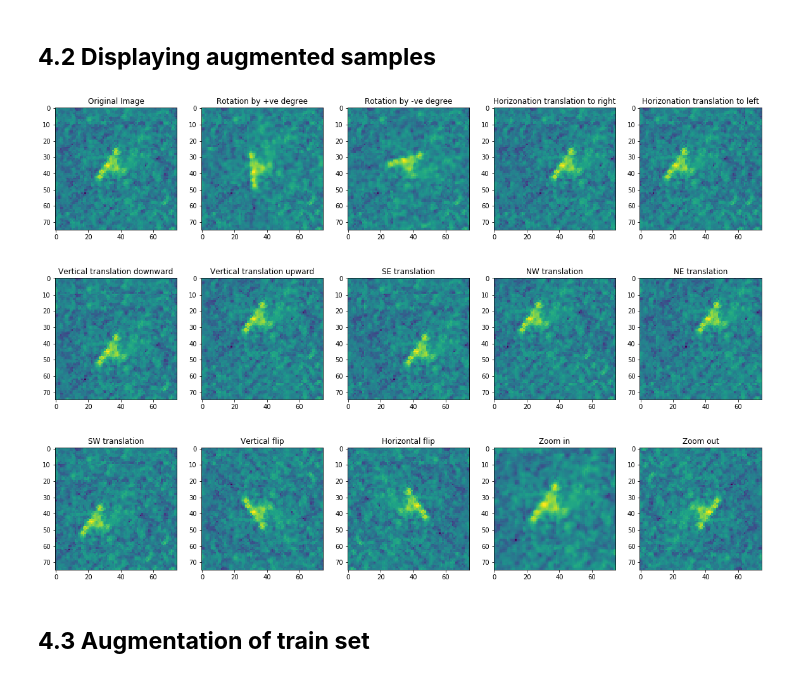
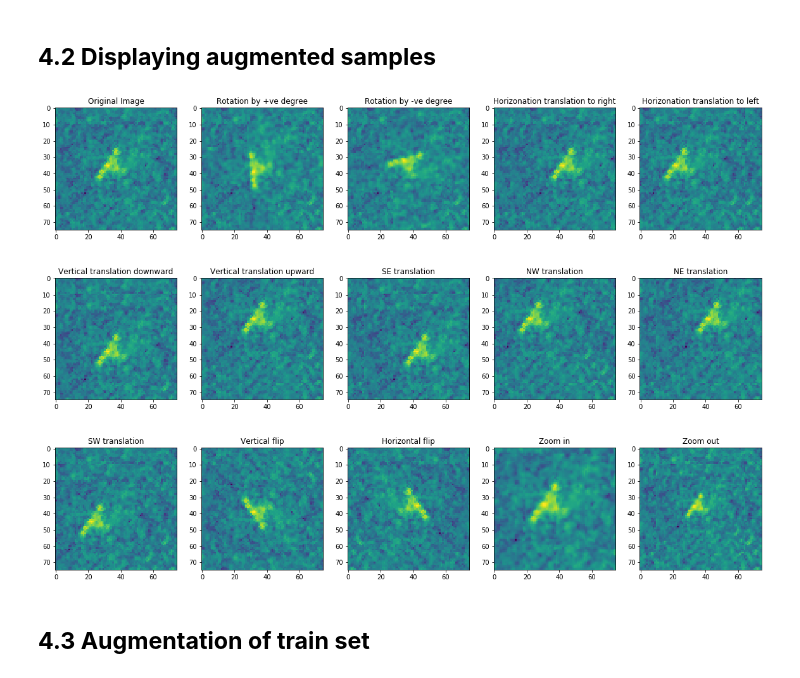
Before and after one commit to itratrahman/machine_learning_projects, a Jupyter notebook: icebergclassifierchallenge/models/covnet_with_feeding_angle.ipynb, the cells around one changed output. Saved outputs shown, nothing was run; the diff lists cells and outputs as text; code cells hidden in the pictures.

```diff
--- a/icebergclassifierchallenge/models/covnet_with_feeding_angle.ipynb
+++ b/icebergclassifierchallenge/models/covnet_with_feeding_angle.ipynb
@@ -530,35 +538,35 @@ plt.title("SE translation")
 plt.imshow(generated_image)
 plt.subplot(3, 5, 9)
 generated_image = translate_positive_diagonal(image,-10)
 plt.title("NW translation")
 plt.imshow(generated_image)
 plt.subplot(3, 5, 10)
 generated_image = translate_negative_diagonal(image,10)
 plt.title("NE translation")
 plt.imshow(generated_image)
 plt.subplot(3, 5, 11)
 generated_image = translate_negative_diagonal(image,-10)
 plt.title("SW translation")
 plt.imshow(generated_image)
 plt.subplot(3, 5, 12)
 generated_image = flip(image,0)
 plt.title("Vertical flip")
 plt.imshow(generated_image)
 plt.subplot(3, 5, 13)
 generated_image = flip(image,1)
 plt.title("Horizontal flip")
 plt.imshow(generated_image)
 plt.subplot(3, 5, 14)
 generated_image = zoom(image,10)
 plt.title("Zoom in")
 plt.imshow(generated_image)
 plt.subplot(3, 5, 15)
-generated_image = flip(image,-10)
+generated_image = zoom(image,-10)
 plt.title("Zoom out")
 plt.imshow(generated_image)
 plt.show()
 # %% [output]
-[figure, old version]
+[figure, new version]
 # %% [markdown]
 ## **4.3 Augmentation of train set**
 # %%
```
Also changed, not shown: parts of 10 cells of this notebook.
